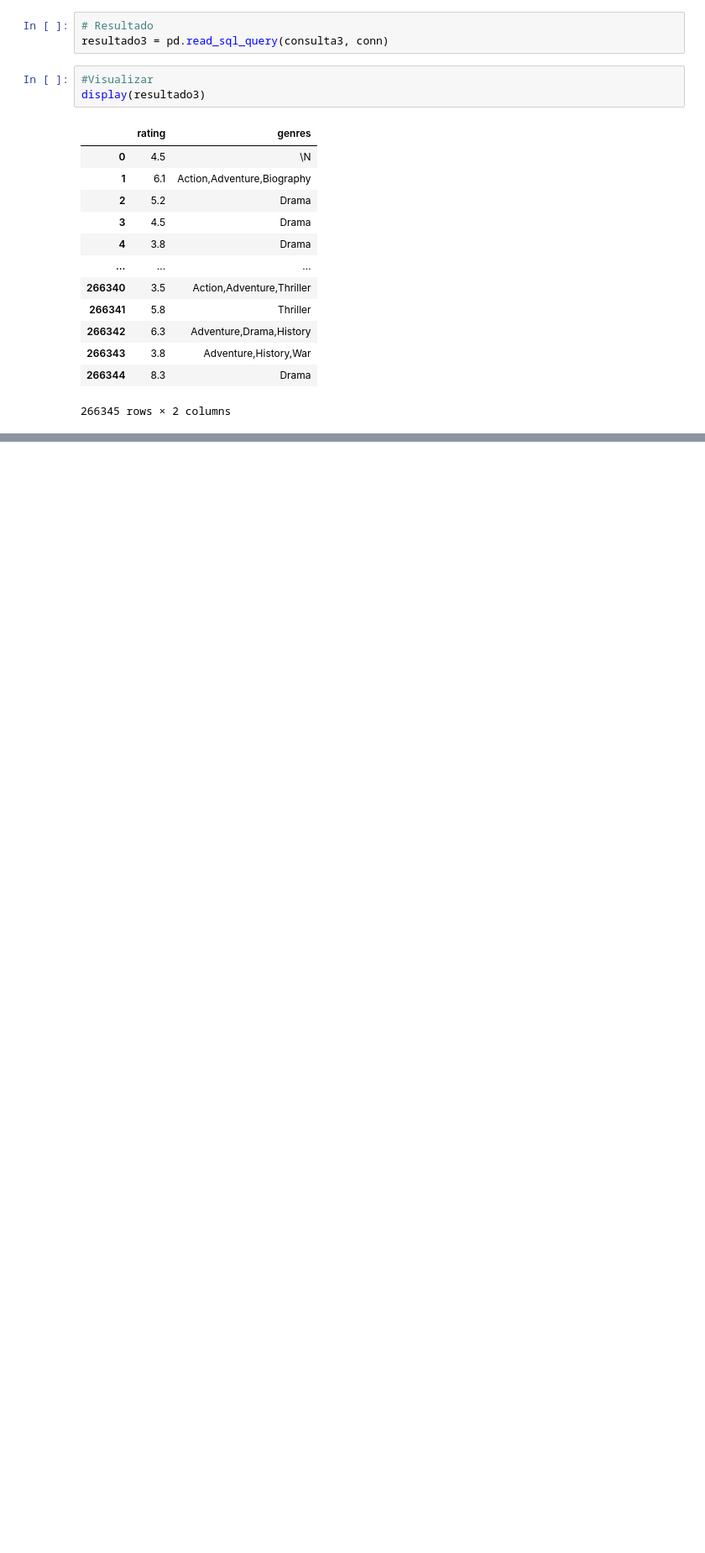
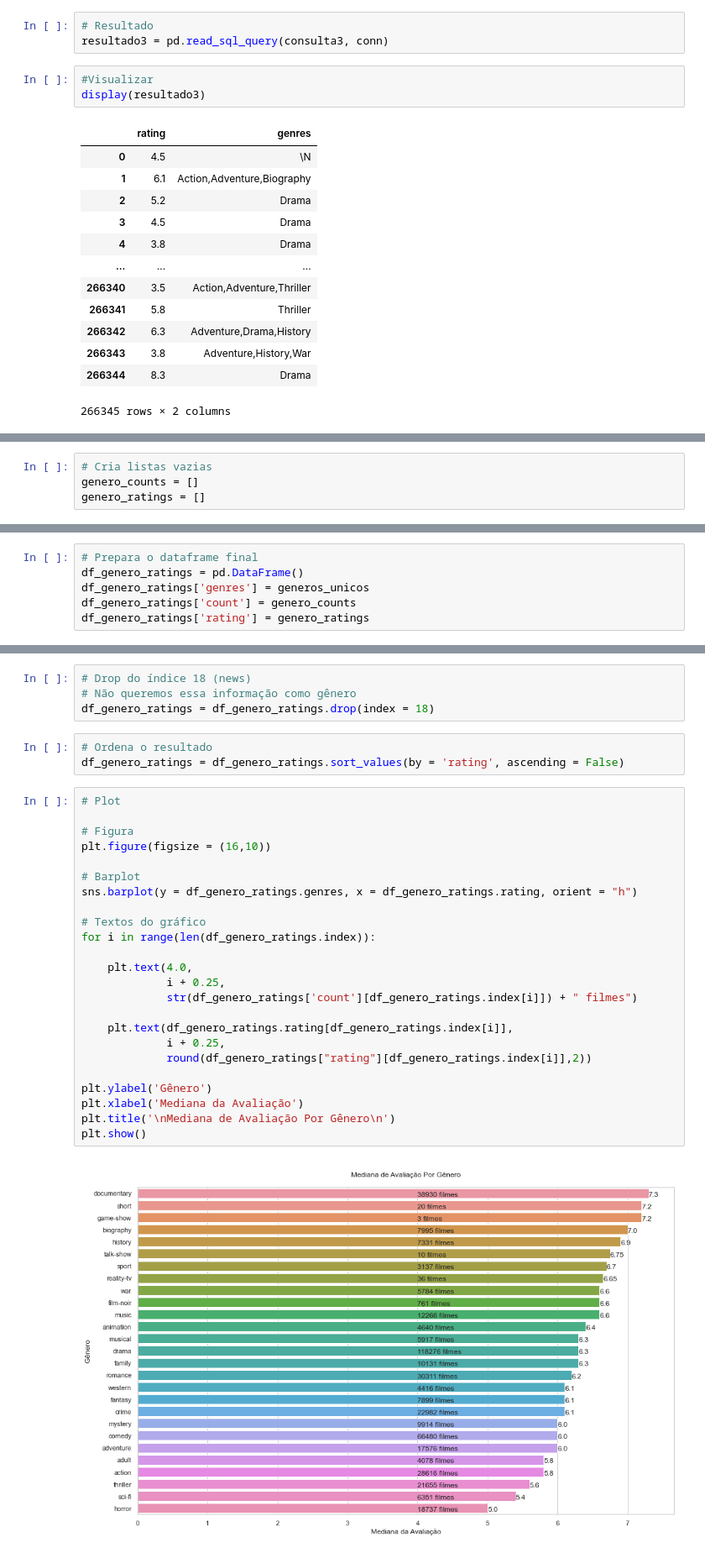
Before and after one commit to ZanataMahatma/Projetos, a Jupyter notebook: Projeto1-Dados sobre filmes no IMDB/Projeto1-Dados sobre filmes no IMDB..ipynb, the cells around one changed output, grey strips where cells are left out. Shown at 84% size. Drawn from its saved outputs; the diff is of its cells as text; blank space fills up the shorter version.

```diff
--- a/Projeto1-Dados sobre filmes no IMDB/Projeto1-Dados sobre filmes no IMDB..ipynb
+++ b/Projeto1-Dados sobre filmes no IMDB/Projeto1-Dados sobre filmes no IMDB..ipynb
@@ -390,0 +422,4 @@ display(resultado3)
+# %%
+# Cria listas vazias
+genero_counts = []
+genero_ratings = []
@@ -390,0 +439,6 @@ display(resultado3)
+# %%
+# Prepara o dataframe final
+df_genero_ratings = pd.DataFrame()
+df_genero_ratings['genres'] = generos_unicos
+df_genero_ratings['count'] = genero_counts
+df_genero_ratings['rating'] = genero_ratings
@@ -390,0 +466,33 @@ display(resultado3)
+# %%
+# Drop do índice 18 (news)
+# Não queremos essa informação como gênero
+df_genero_ratings = df_genero_ratings.drop(index = 18)
+# %%
+# Ordena o resultado
+df_genero_ratings = df_genero_ratings.sort_values(by = 'rating', ascending = False)
+# %%
+# Plot
+
+# Figura
+plt.figure(figsize = (16,10))
+
+# Barplot
+sns.barplot(y = df_genero_ratings.genres, x = df_genero_ratings.rating, orient = "h")
+
+# Textos do gráfico
+for i in range(len(df_genero_ratings.index)):
+
+    plt.text(4.0,
+             i + 0.25,
+             str(df_genero_ratings['count'][df_genero_ratings.index[i]]) + " filmes")
+
+    plt.text(df_genero_ratings.rating[df_genero_ratings.index[i]],
+             i + 0.25,
+             round(df_genero_ratings["rating"][df_genero_ratings.index[i]],2))
+
+plt.ylabel('Gênero')
+plt.xlabel('Mediana da Avaliação')
+plt.title('\nMediana de Avaliação Por Gênero\n')
+plt.show()
+# %% [output]
+[figure, added]
```
Also changed, not shown: parts of 16 cells of this notebook.
